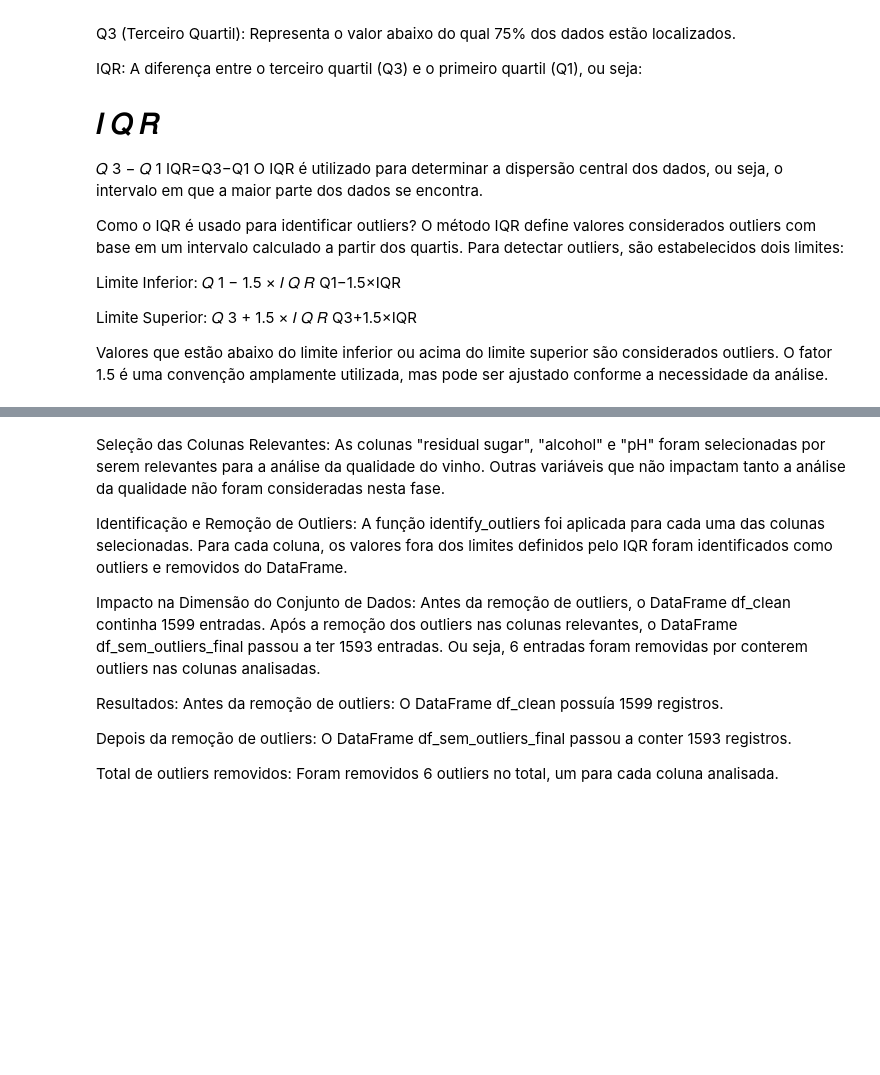
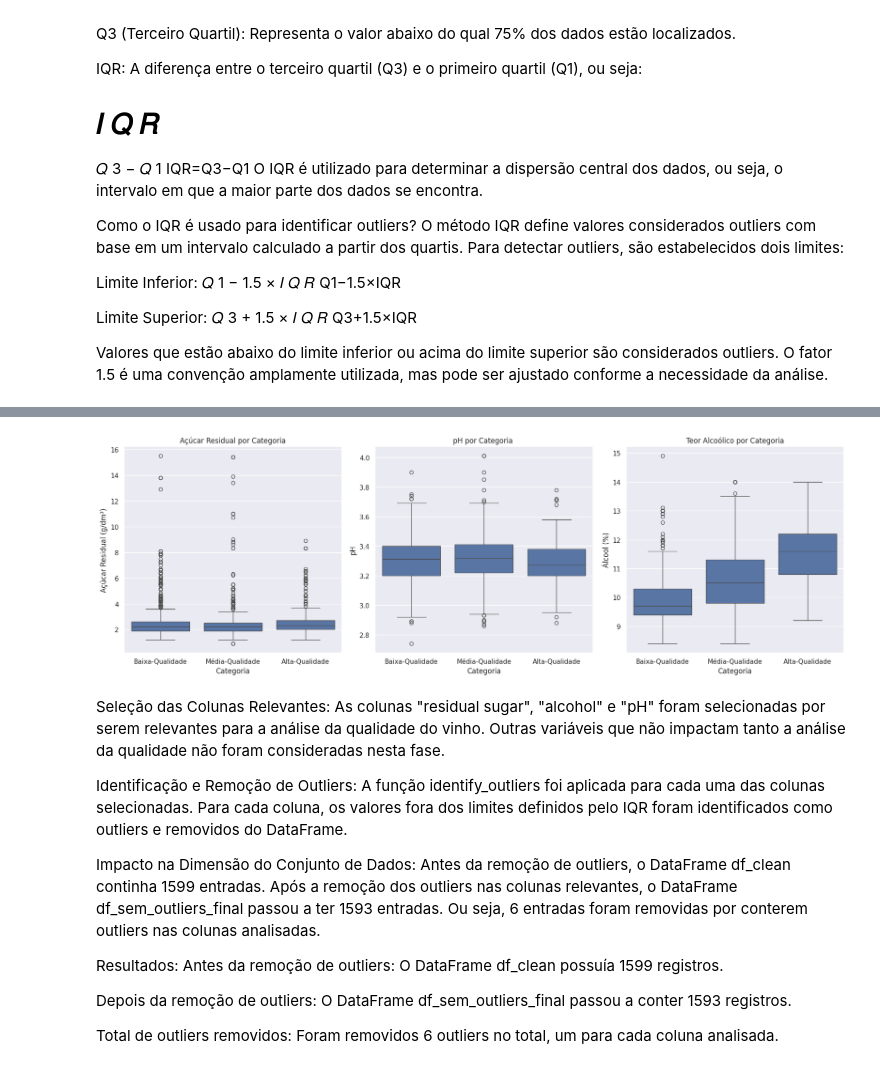
Before and after one commit to Lyanan85/In-GameSeries, a Jupyter notebook: projeto_redwine.ipynb, the cells around one changed output, grey strips where cells are left out. Saved outputs shown, nothing was run; the diff lists cells and outputs as text; code cells hidden in the pictures; blank space fills up the shorter version.

```diff
--- a/projeto_redwine.ipynb
+++ b/projeto_redwine.ipynb
@@ -258,0 +284,4 @@ Valores que estão abaixo do limite inferior ou acima do limite superior são co
+# %%
+sugar_ph_alcohol= df[["alcohol","residual sugar","pH","quality"]]    #     df_clean["quality"].apply(categorize_wine)
+sugar_ph_alcohol["Categoria"]=sugar_ph_alcohol["quality"].apply(categorize_wine)
+sugar_ph_alcohol
@@ -259,3 +306,20 @@ Valores que estão abaixo do limite inferior ou acima do limite superior são co
+# %%
+fig, ax = plt.subplots(1, 3, figsize=(18, 6))
+sns.boxplot(data=sugar_ph_alcohol, x='Categoria', y='residual sugar', ax=ax[0])
+ax[0].set_title("Açúcar Residual por Categoria")
+ax[0].set_ylabel("Açúcar Residual (g/dm³)")
+
+sns.boxplot(data=sugar_ph_alcohol, x='Categoria', y='pH', ax=ax[1])
+ax[1].set_title("pH por Categoria ")
+ax[1].set_ylabel("pH")
+
+sns.boxplot(data=sugar_ph_alcohol, x='Categoria', y='alcohol', ax=ax[2])
+ax[2].set_title("Teor Alcoólico por Categoria")
+ax[2].set_ylabel("Álcool (%)")
+plt.tight_layout()
+plt.show()
+# %% [output]
+[figure, added]
 # %%
 
 def identify_outliers(df, col, fator=1.5):
```
Also changed, not shown: parts of 20 cells of this notebook.
